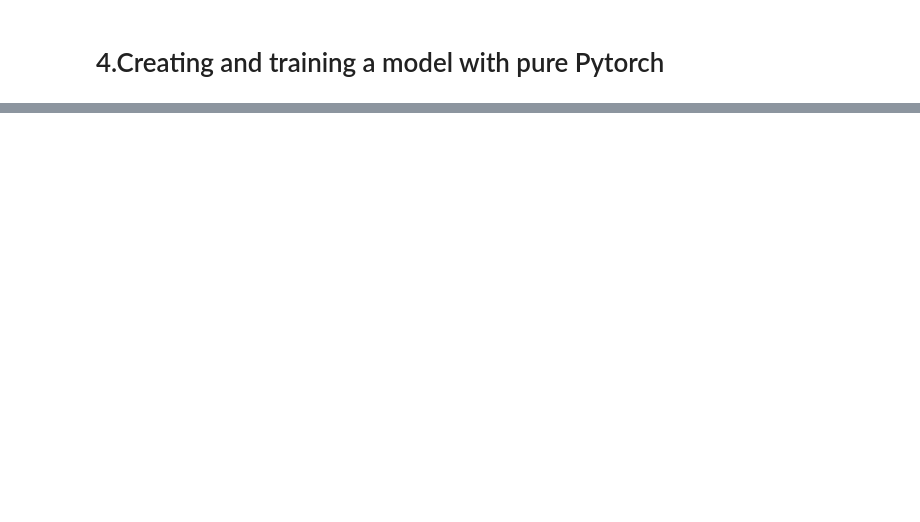
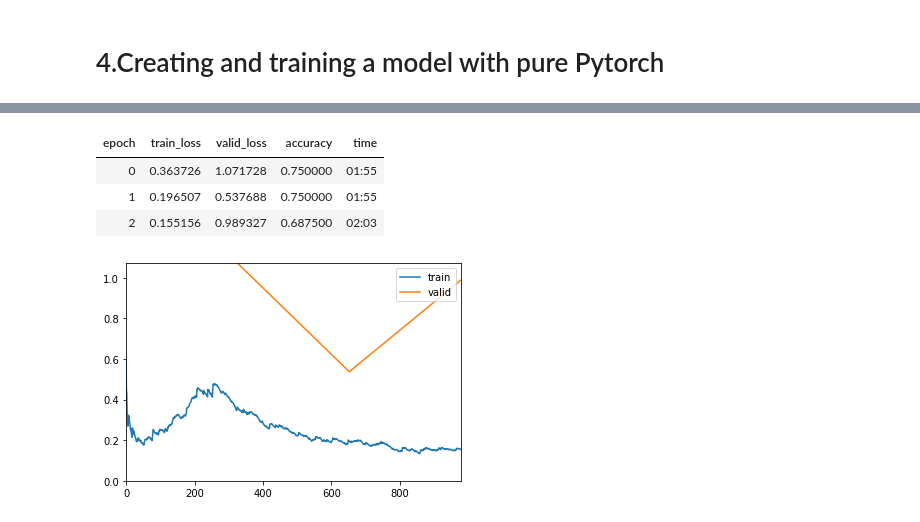
Before and after one commit to satoc1907/multi_task_learning, a Jupyter notebook: FAstAI_pneumonia.ipynb, the cells around one changed output, grey strips where cells are left out. Saved outputs shown, nothing was run; the diff lists cells and outputs as text; code cells hidden in the pictures; blank space fills up the shorter version.

```diff
--- a/FAstAI_pneumonia.ipynb
+++ b/FAstAI_pneumonia.ipynb
@@ -256,0 +373,8 @@ Linear(in_features=2048, out_features=2, bias=True)
+# %%
+learn.fit_one_cycle(3,1e-3)
+# %% [output]
+| epoch | train_loss | valid_loss | accuracy | time |
+| 0 | 0.363726 | 1.071728 | 0.750000 | 01:55 |
+| 1 | 0.196507 | 0.537688 | 0.750000 | 01:55 |
+| 2 | 0.155156 | 0.989327 | 0.687500 | 02:03 |
+[figure, added]
```
Also changed, not shown: parts of 22 cells of this notebook, 13 other files.
